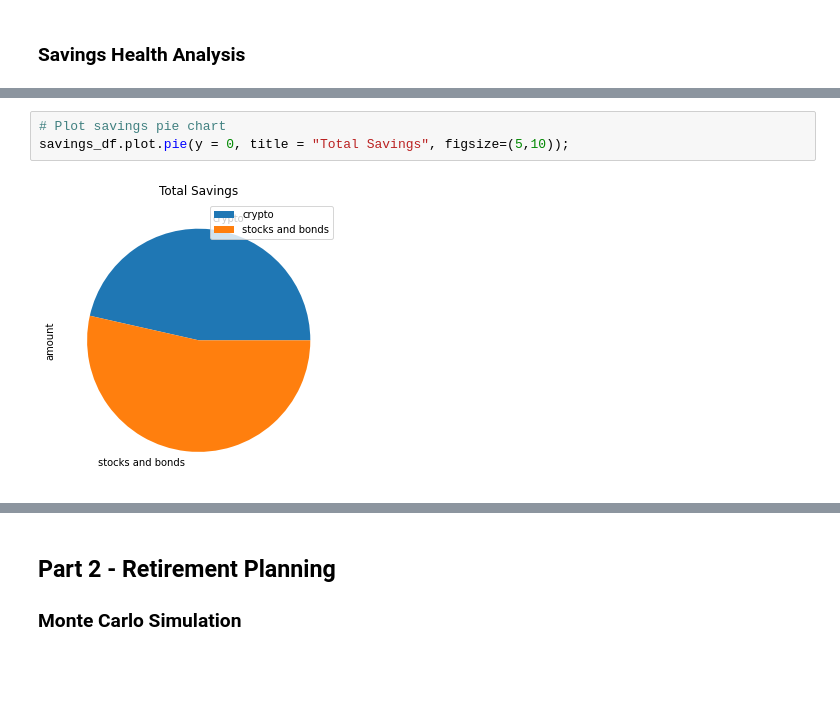
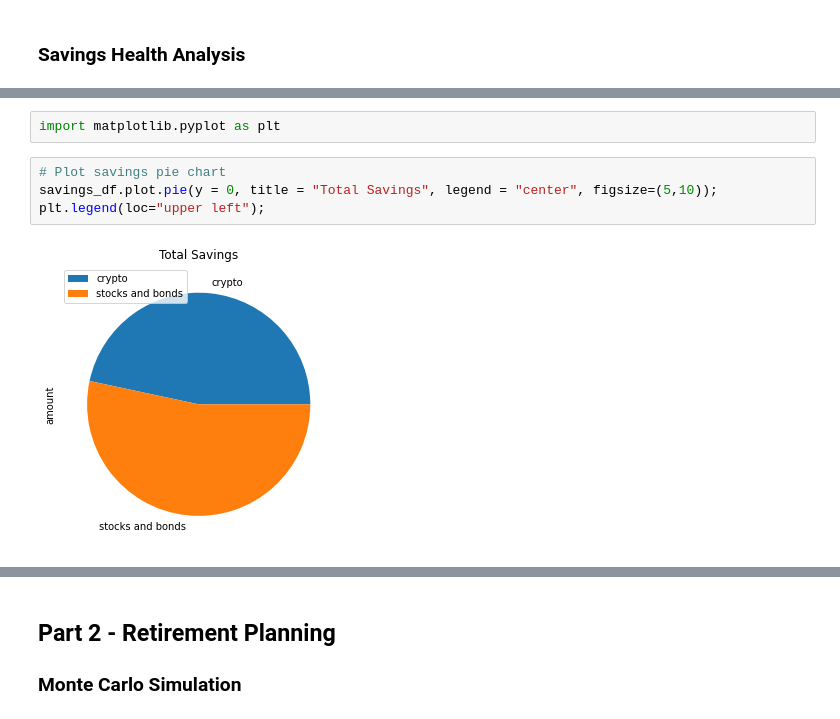
Before and after one commit to lrb924/Financial_Planner, a Jupyter notebook: Starter_Code/financial-planner.ipynb, the cells around one changed output, grey strips where cells are left out. Saved outputs shown, nothing was run; the diff lists cells and outputs as text; blank space fills up the shorter version.

```diff
--- a/Starter_Code/financial-planner.ipynb
+++ b/Starter_Code/financial-planner.ipynb
@@ -154,9 +154,12 @@ display(savings_df)
 | stocks and bonds | 39706.500 |
+# %%
+import matplotlib.pyplot as plt
 # %%
 # Plot savings pie chart
-savings_df.plot.pie(y = 0, title = "Total Savings", figsize=(5,10));
+savings_df.plot.pie(y = 0, title = "Total Savings", legend = "center", figsize=(5,10));
+plt.legend(loc="upper left");
 # %% [output]
-[figure, old version]
+[figure, new version]
 # %%
 # Set ideal emergency fund
 emergency_fund = monthly_income * 3
```
Also changed, not shown: parts of 30 cells of this notebook.
